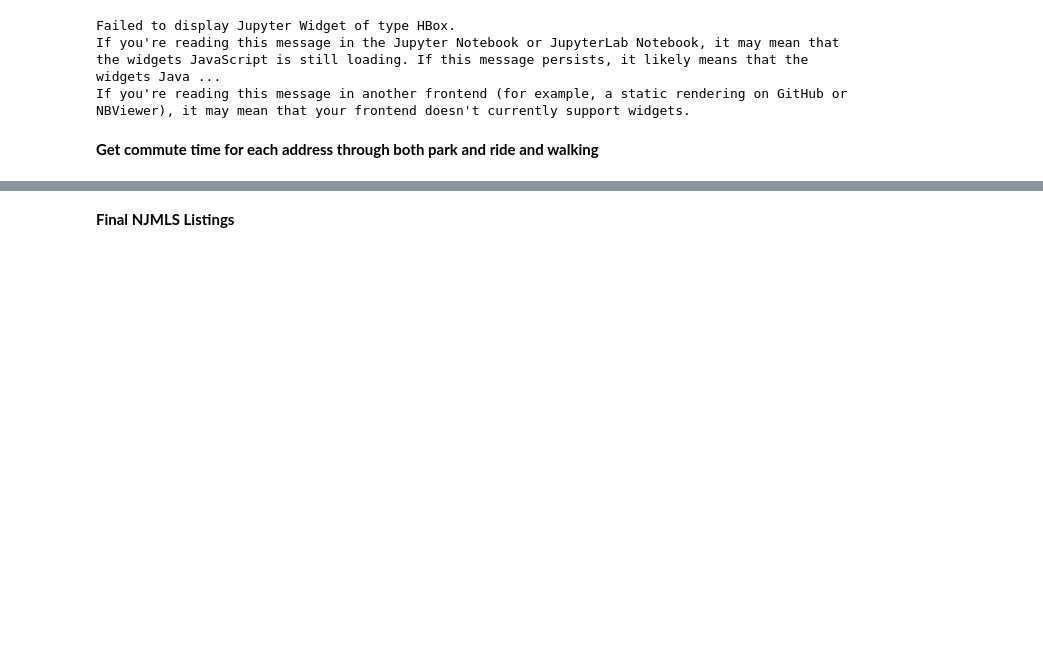
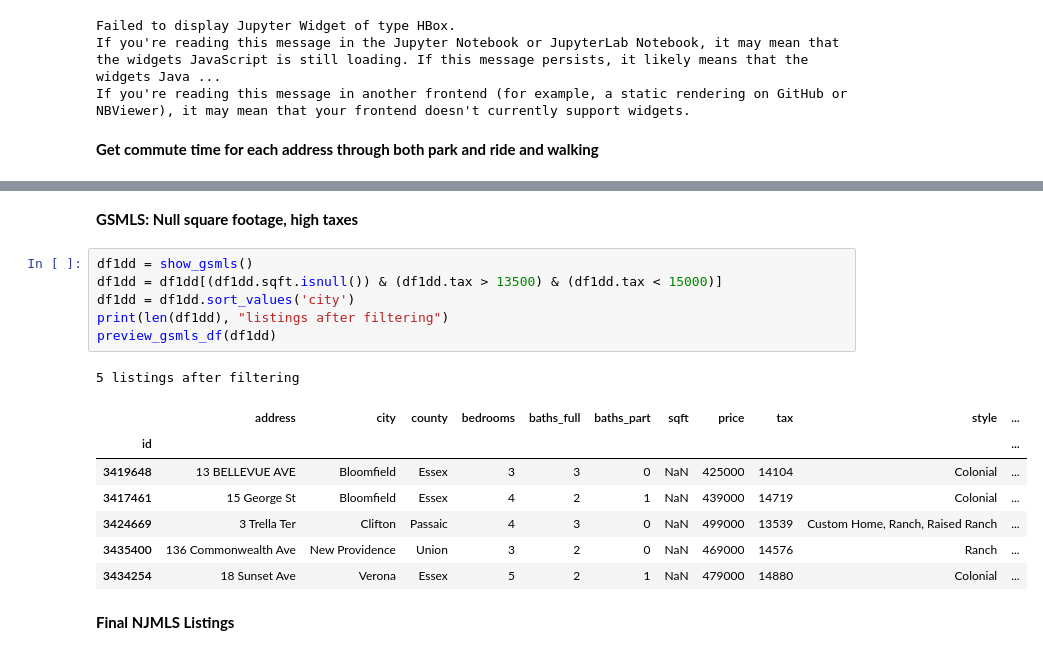
Before and after one commit to AlJohri/nj-house-search, a Jupyter notebook: analysis.ipynb, the cells around one changed output, grey strips where cells are left out. Drawn from its saved outputs; the diff is of its cells as text; blank space fills up the shorter version.

```diff
--- a/analysis.ipynb
+++ b/analysis.ipynb
@@ -270,3 +440,20 @@ preview_gsmls_df(df1)
+# %% [markdown]
+**GSMLS: Null square footage, high taxes**
+# %%
+df1dd = show_gsmls()
+df1dd = df1dd[(df1dd.sqft.isnull()) & (df1dd.tax > 13500) & (df1dd.tax < 15000)]
+df1dd = df1dd.sort_values('city')
+print(len(df1dd), "listings after filtering")
+preview_gsmls_df(df1dd)
+# %% [output]
+5 listings after filtering
+|  | address | city | county | bedrooms | baths_full | baths_part | sqft | price | tax | style | ... |
+| id |  |  |  |  |  |  |  |  |  |  | ... |
+| 3419648 | 13 BELLEVUE AVE | Bloomfield | Essex | 3 | 3 | 0 | NaN | 425000 | 14104 | Colonial | ... |
+| 3417461 | 15 George St | Bloomfield | Essex | 4 | 2 | 1 | NaN | 439000 | 14719 | Colonial | ... |
+| 3424669 | 3 Trella Ter | Clifton | Passaic | 4 | 3 | 0 | NaN | 499000 | 13539 | Custom Home, Ranch, Raised Ranch | ... |
+| 3435400 | 136 Commonwealth Ave | New Providence | Union | 3 | 2 | 0 | NaN | 469000 | 14576 | Ranch | ... |
+| 3434254 | 18 Sunset Ave | Verona | Essex | 5 | 2 | 1 | NaN | 479000 | 14880 | Colonial | ... |
 # %% [markdown]
 **Final NJMLS Listings**
 # %%
```
Also changed, not shown: parts of 23 cells of this notebook, 1 other file.
